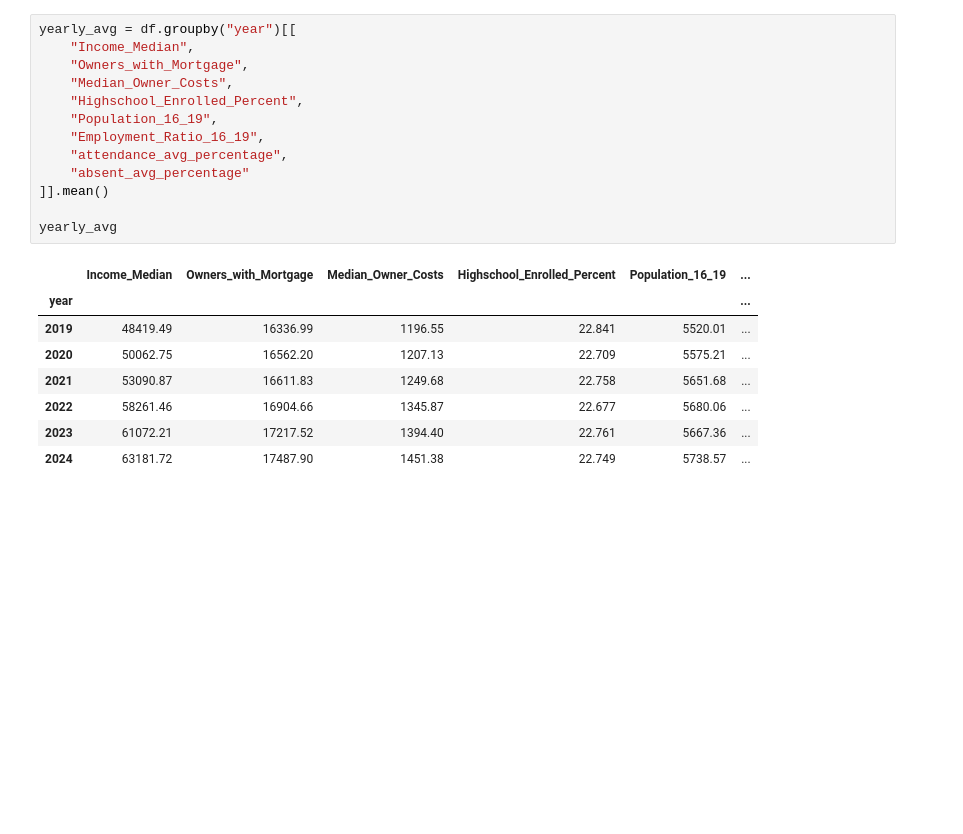
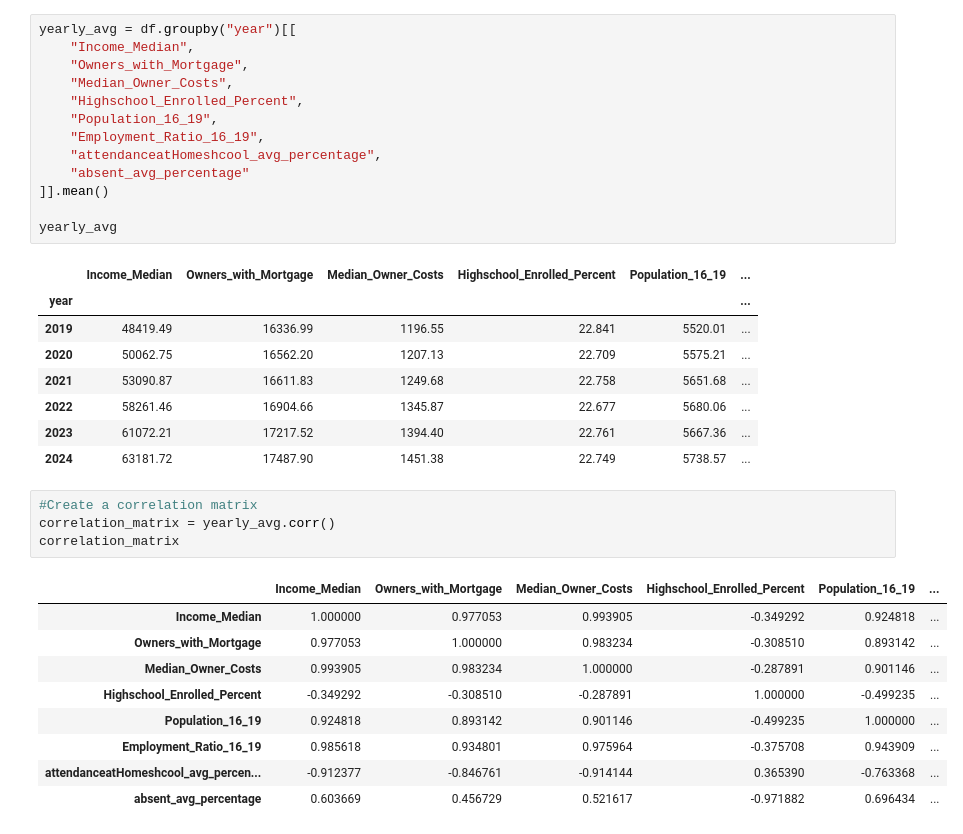
Before and after one commit to MassSarcasm/Highschool-Attendance-Post-Covid-19-Analysis, a Jupyter notebook: Project_Attendance.ipynb, the cells around one changed output. Cells and saved outputs as stored; diff of their text form; blank space fills up the shorter version.

```diff
--- a/Project_Attendance.ipynb
+++ b/Project_Attendance.ipynb
@@ -231,7 +231,7 @@ yearly_avg = df.groupby("year")[[
     "Highschool_Enrolled_Percent",
     "Population_16_19",
     "Employment_Ratio_16_19",
-    "attendance_avg_percentage",
+    "attendanceatHomeshcool_avg_percentage",
     "absent_avg_percentage"
 ]].mean()
 
@@ -245,3 +245,17 @@ yearly_avg
 | 2022 | 58261.46 | 16904.66 | 1345.87 | 22.677 | 5680.06 | ... |
 | 2023 | 61072.21 | 17217.52 | 1394.40 | 22.761 | 5667.36 | ... |
 | 2024 | 63181.72 | 17487.90 | 1451.38 | 22.749 | 5738.57 | ... |
+# %%
+#Create a correlation matrix
+correlation_matrix = yearly_avg.corr()
+correlation_matrix
+# %% [output]
+|  | Income_Median | Owners_with_Mortgage | Median_Owner_Costs | Highschool_Enrolled_Percent | Population_16_19 | ... |
+| Income_Median | 1.000000 | 0.977053 | 0.993905 | -0.349292 | 0.924818 | ... |
+| Owners_with_Mortgage | 0.977053 | 1.000000 | 0.983234 | -0.308510 | 0.893142 | ... |
+| Median_Owner_Costs | 0.993905 | 0.983234 | 1.000000 | -0.287891 | 0.901146 | ... |
+| Highschool_Enrolled_Percent | -0.349292 | -0.308510 | -0.287891 | 1.000000 | -0.499235 | ... |
+| Population_16_19 | 0.924818 | 0.893142 | 0.901146 | -0.499235 | 1.000000 | ... |
+| Employment_Ratio_16_19 | 0.985618 | 0.934801 | 0.975964 | -0.375708 | 0.943909 | ... |
+| attendanceatHomeshcool_avg_percen... | -0.912377 | -0.846761 | -0.914144 | 0.365390 | -0.763368 | ... |
+| absent_avg_percentage | 0.603669 | 0.456729 | 0.521617 | -0.971882 | 0.696434 | ... |
```
Also changed, not shown: parts of 2 cells of this notebook, 1 other file.
